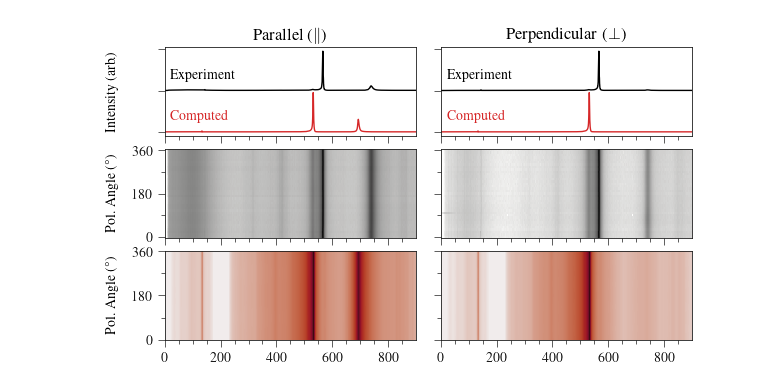
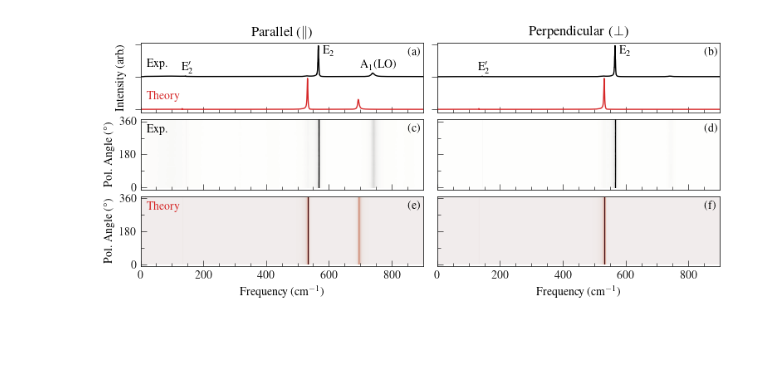
Before and after one commit to flokno/paper_raman_data, a Jupyter notebook: figure_01/notebook_plot_po_raman_001.ipynb, the cells around one changed output. Cells and saved outputs as stored; diff of their text form; code cells hidden in the pictures; blank space fills up the shorter version.

Commit message:
figure 1 | add data, update notebook, add plots

```diff
--- a/figure_01/notebook_plot_po_raman_001.ipynb
+++ b/figure_01/notebook_plot_po_raman_001.ipynb
@@ -155,15 +41,27 @@ def normalize(x, y, xmin=100, factor=0.95):
     y_int = si.trapezoid(_y-_y.min(), _x)
     y_out = y/y_int
     return y_out/y_out.max() * factor
+# %%
+# Read data
+
+file = "data_exp_GaN_488nm_0001.xlsx"
+df_para = pd.read_excel(file, sheet_name="Para_0001")
+df_crss = pd.read_excel(file, sheet_name="Crss_0001")
+da_para = get_dataarray(df_para, name="parallel")
+da_crss = get_dataarray(df_crss, name="perpendicular")
+ds_po = xr.merge([da_para, da_crss])
+ds_po.to_netcdf("outfile.intensity_raman_po_001.h5")
+
+ds_theory = xr.load_dataset("outfile.raman_intensity_001_po.h5")
 # %%
-# with unpolarized spectra
+# with unpolarized spectra on semilogy
 
 
 ds0 = ds_po
 ds1 = ds_theory
 
-fig, axs = plt.subplots(ncols=2, nrows=3, sharey="row", figsize=(6.8, 3.8), sharex="col")
-fig.subplots_adjust(wspace=0.1, hspace=0.15)
+fig, axs = plt.subplots(ncols=2, nrows=3, sharey="row", figsize=(9, 3.5), sharex="col")
+fig.subplots_adjust(wspace=0.05, hspace=0.1)
 
 xlim = (0, 900)
 
@@ -178,15 +76,28 @@ for ax, var in zip(axs[1, :], _ds.data_vars):
     vmax = da.data.max()
     kw = {"vmin": 1e-3 * vmax, "vmax": 1 * vmax, "clip": True}
     norm = LogNorm(**kw)
-    xr.plot.imshow(da, ax=ax, norm=norm, add_colorbar=False, add_labels=False, cmap=cmocean.cm.gray_r)
+    norm = Normalize(**kw)
+
+    xr.plot.imshow(
+        da,
+        ax=ax,
+        norm=norm,
+        add_colorbar=False,
+        add_labels=False,
+        cmap=cmocean.cm.gray_r,
+    )
     # ax.imshow(da.data, norm=norm) # , aspect="auto", origin="lower", extent=[0, 1000, 0, 90])
 
 # unpolarized
 for ax, var in zip(axs[0], _ds.data_vars):
     _da = _ds[var].sum(dim="angle")
+    # _da = _da - _da.min()
+    # _da = _da / _da.sum()
     _x = _da.frequency
     _y = normalize(_x, _da)
-    ax.plot(_x, _y+1, label=var, color="k", lw=1)
+    # _y  = _da
+    # ax.plot(_x, norm(_y), label=var, color="k", lw=1)
+    ax.plot(_x, _y + 1, label=var, color="k", lw=1)
 
 
 # theory
@@ -201,22 +112,29 @@ for ax, var in zip(axs[2], _ds.data_vars):
     # normalize integral to 1
     kw = {"vmin": 1e-5 * vmax, "vmax": 1 * vmax, "clip": False}
     norm = LogNorm(**kw)
-    xr.plot.imshow(da, ax=ax, norm=norm, add_colorbar=False, add_labels=False, cmap=cmocean.cm.amp)
+    norm = Normalize(vmin=vmin, vmax=vmax)
+    xr.plot.imshow(
+        da, ax=ax, norm=norm, add_colorbar=False, add_labels=False, cmap=cmocean.cm.amp
+    )
     # ax.imshow(da.data, norm=norm, aspect="auto", origin="lower", extent=[0, 1000, 0, 90])
     ax.set_xlim(xlim)
 
 # unpolarized
 for ax, var in zip(axs[0], _ds.data_vars):
     _da = _ds[var].sum(dim="angle")
+    # _da = _da - _da.min()
+    # _da = _da / _da.sum()
     _x = _da.frequency
     _y = normalize(_x, _da)
+    # _y  = _da
+    # ax.plot(_x, norm(_y), label=var, color="C3", lw=1)
     ax.plot(_x, _y, label=var, color="C3", lw=1)
 
 # labels
 for ax in axs[1:, 0]:
-    ax.set_ylabel("Pol. Angle (°)", labelpad=10)
+    ax.set_ylabel("Pol. Angle (°)")  # , labelpad=10)
 
-for ax in axs[1, :]:
+for ax in axs[2, :]:
     ax.set_xlabel("Frequency (cm$^{-1}$)")
 
 ax = axs[0, 0]
@@ -224,38 +142,64 @@ ax.set_title("Parallel ($\parallel$)")
 
 ax = axs[0, 1]
 ax.set_title("Perpendicular ($\perp$)")
 
 for ax in axs[1:, :].flatten():
+
+    ax.set_ylim(-10, 370)
 
     xticks = np.arange(*xlim, 100)
     xticks_minor = np.arange(*xlim, 50)
     ax.set_xticks(xticks_minor, minor=True)
 
     yticks = np.arange(0, 361, 180)
     ax.set_yticks(yticks, minor=False)
 
     yticks_minor = np.arange(0, 360, 90)
     ax.set_yticks(yticks_minor, minor=True)
 
-    ax.tick_params(axis="both", direction="out", which="both")
+    ax.tick_params(axis="both", direction="in", which="both")
 
 for ax in axs[0].flatten():
 
     # ax.set_yticks(yticks, minor=False)
 
     # yticks_minor = np.arange(0, 360, 45)
     # ax.set_yticks(yticks_minor, minor=True)
+    # ax.set_ylim(-10, 2)
+
     ax.set_yticks([0, 1, 2])
     ax.set_yticklabels([])
 
-    ax.tick_params(axis="both", direction="out", which="both")
+    ax.tick_params(axis="y", direction="out", which="both")
 
-    # label
-    ax.text(20, 1.3, "Experiment", color="k")
-    ax.text(20, 0.3, "Computed", color="C3")
+# label
+ax = axs[0, 0]
+ax.text(20, 1.3, "Exp.", color="k")
+ax.text(20, 0.3, "Theory", color="C3")
+ax = axs[1, 0]
+ax.text(20, 340, "Exp.", va="top", color="k")
+ax = axs[2, 0]
+ax.text(20, 340, "Theory", va="top", color="C3")
 
-axs[0, 0].set_ylabel("Intensity (arb.)" , labelpad=25)
 
-fig.savefig("plot_PO_001_total.pdf")
+axs[0, 0].set_ylabel("Intensity (arb.)")  #  , labelpad=25)
+
+
+# put mode labels
+ax = axs[0, 0]
+ax.text(130, 1.2, "E$_2'$")
+ax.text(580, 1.7, "E$_2$")
+ax.text(700, 1.25, "A$_1$(LO)")
+ax = axs[0, 1]
+ax.text(130, 1.2, "E$_2'$")
+ax.text(580, 1.7, "E$_2$")
+
+labels = [f"({x})" for x in "a b c d e f".split()]
+for _ax, _l in zip(axs.flatten(), labels):
+    _ax.text(850, 0.82 * _ax.get_ylim()[1], _l)
+
+file = "plot_GaN_488nm_PO_001_total_linear.pdf"
+fig.savefig(file)
+fig.savefig(Path(file).stem + ".png")
 # %% [output]
-[figure, old version]
+[figure, new version]
```
Also changed, not shown: parts of 7 cells of this notebook, 10 other files.
